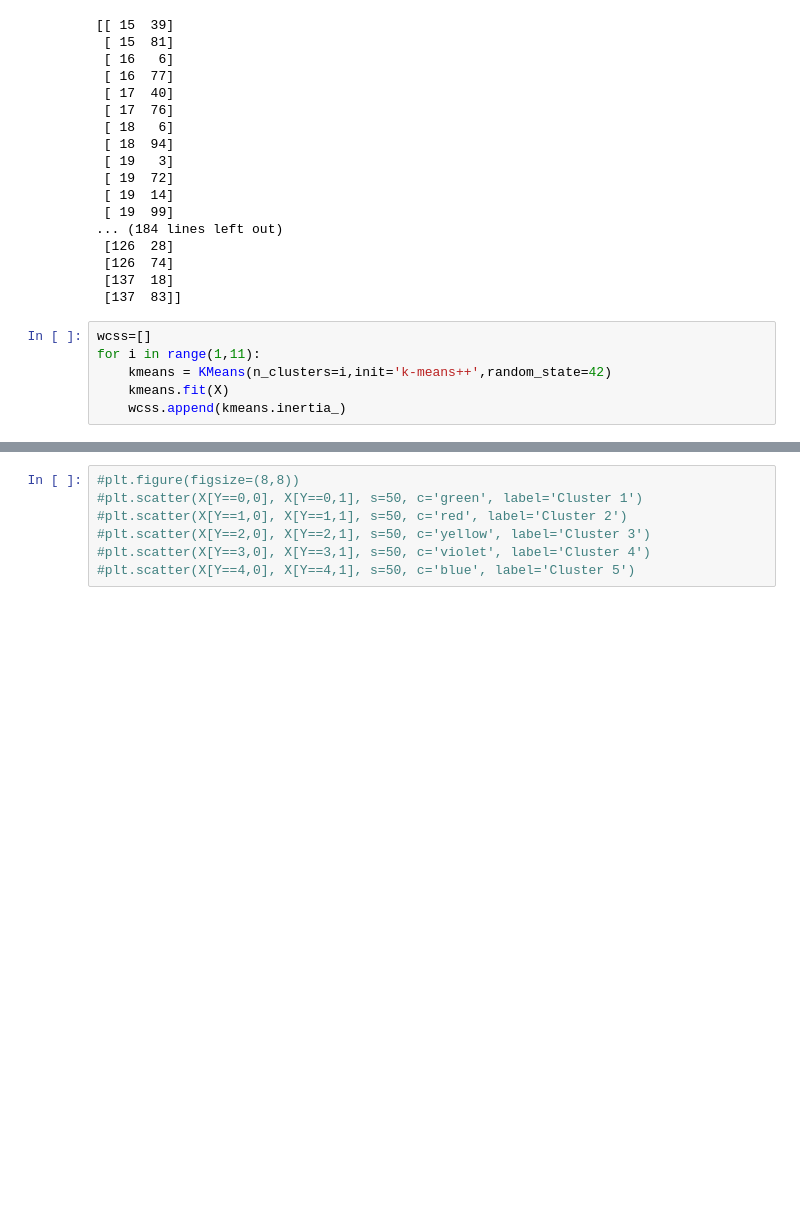
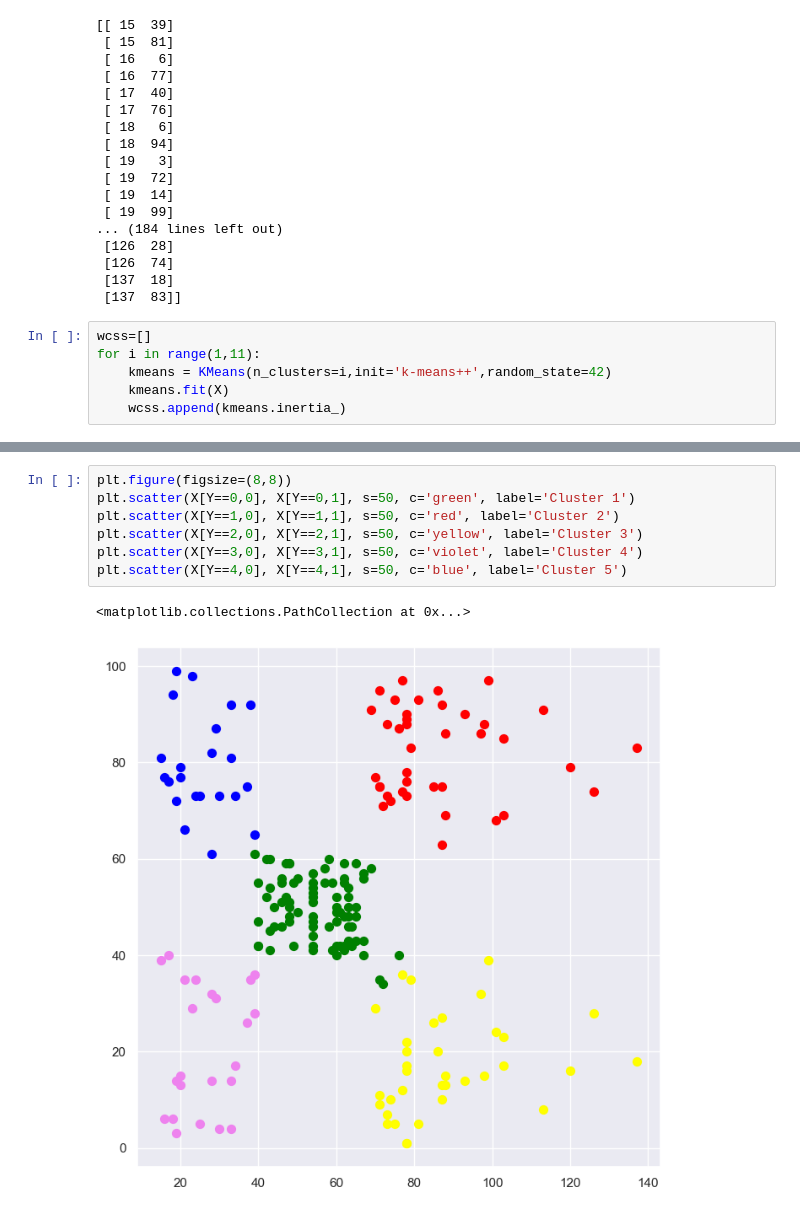
Before and after one commit to rajveersinghcse/Customer-Segmentation, a Jupyter notebook: Customer Segmentation project.ipynb, the cells around one changed output, grey strips where cells are left out. Cells and saved outputs as stored; diff of their text form; blank space fills up the shorter version.

```diff
--- a/Customer Segmentation project.ipynb
+++ b/Customer Segmentation project.ipynb
@@ -92,7 +92,10 @@ plt.show()
 # %%
-#plt.figure(figsize=(8,8))
-#plt.scatter(X[Y==0,0], X[Y==0,1], s=50, c='green', label='Cluster 1')
-#plt.scatter(X[Y==1,0], X[Y==1,1], s=50, c='red', label='Cluster 2')
-#plt.scatter(X[Y==2,0], X[Y==2,1], s=50, c='yellow', label='Cluster 3')
-#plt.scatter(X[Y==3,0], X[Y==3,1], s=50, c='violet', label='Cluster 4')
-#plt.scatter(X[Y==4,0], X[Y==4,1], s=50, c='blue', label='Cluster 5')
+plt.figure(figsize=(8,8))
+plt.scatter(X[Y==0,0], X[Y==0,1], s=50, c='green', label='Cluster 1')
+plt.scatter(X[Y==1,0], X[Y==1,1], s=50, c='red', label='Cluster 2')
+plt.scatter(X[Y==2,0], X[Y==2,1], s=50, c='yellow', label='Cluster 3')
+plt.scatter(X[Y==3,0], X[Y==3,1], s=50, c='violet', label='Cluster 4')
+plt.scatter(X[Y==4,0], X[Y==4,1], s=50, c='blue', label='Cluster 5')
+# %% [output]
+<matplotlib.collections.PathCollection at 0x...>
+[figure, added]
```
Also changed, not shown: parts of 4 cells of this notebook, 1 other file.
